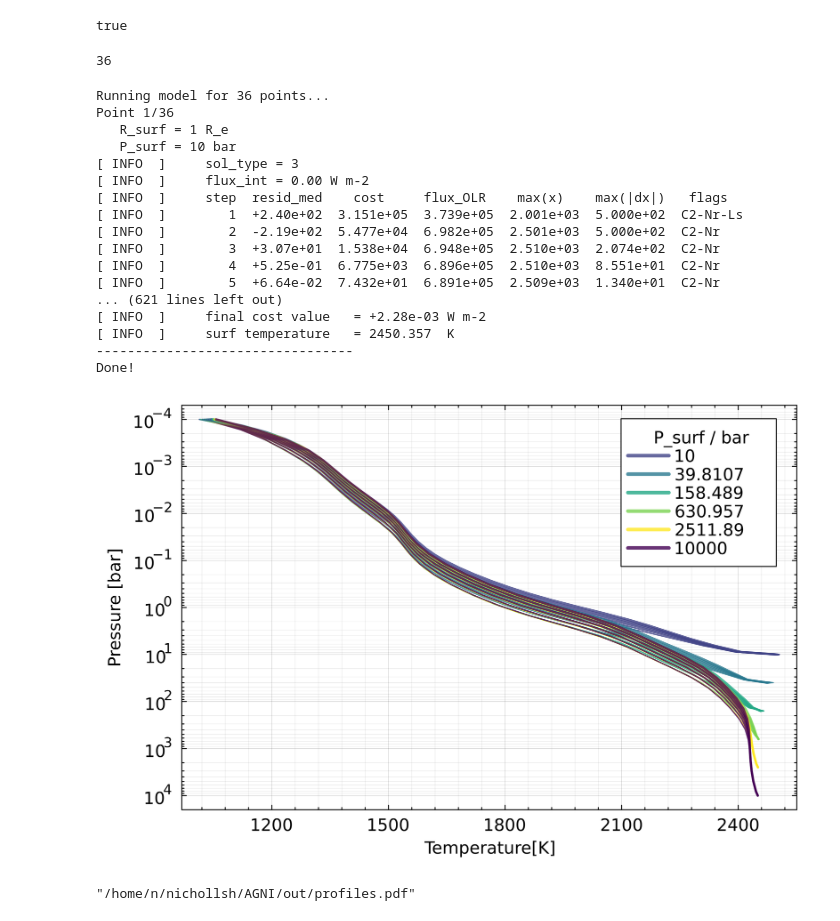
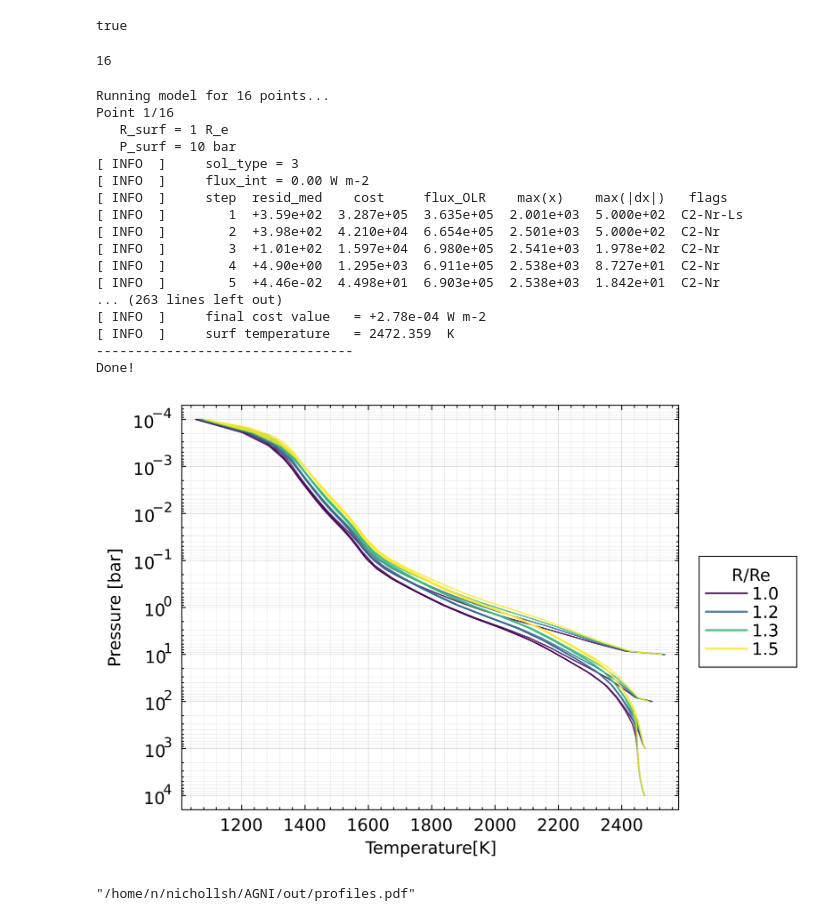
Before and after one commit to nichollsh/AGNI, a Jupyter notebook: misc/TOI561b.ipynb, the cells around one changed output. Drawn from its saved outputs; the diff is of its cells as text; code cells hidden in the pictures.

```diff
--- a/misc/TOI561b.ipynb
+++ b/misc/TOI561b.ipynb
@@ -113,26 +114,23 @@ true
 # atmos = deepcopy(atm_base)
 setpt.isothermal!(atmos, 1500.0)
 # %%
-nsamps::Int64 = 6
+nsamps::Int64 = 4
 
 inp_ps = 10.0 .^ collect(range(start=1.0, stop=4.0, length=nsamps)) # range of surface pressures [log bar]
 inp_rp = collect(range(start=1.0, stop=1.5, length=nsamps)) # range of surface radii [R_earth]
 
 # combinations
-inp_ps_arr = zeros(Float64, (nsamps,nsamps))
-inp_rp_arr = zeros(Float64, (nsamps,nsamps))
+inp_ps_arr = Float64[]
+inp_rp_arr = Float64[]
 for i in 1:nsamps
     for j in 1:nsamps
-        inp_ps_arr[i,j] = inp_ps[i]
-        inp_rp_arr[j,i] = inp_rp[i]
+        push!(inp_ps_arr, inp_ps[i])
+        push!(inp_rp_arr, inp_rp[j])
     end
 end
-inp_ps_arr = vec(inp_ps_arr)
-inp_rp_arr = vec(inp_rp_arr)
-
 ntotal = Int(length(inp_ps_arr))
 # %% [output]
-36
+16
 # %%
 atm_arr = atmosphere.Atmos_t[]
 
@@ -169,21 +167,21 @@ for i in 1:ntotal
 end
 println("Done!")
 # %% [output]
-Running model for 36 points...
-Point 1/36
+Running model for 16 points...
+Point 1/16
    R_surf = 1 R_e
    P_surf = 10 bar
 [ INFO  ]     sol_type = 3
 [ INFO  ]     flux_int = 0.00 W m-2
 [ INFO  ]     step  resid_med    cost     flux_OLR    max(x)    max(|dx|)   flags
-[ INFO  ]        1  +2.40e+02  3.151e+05  3.739e+05  2.001e+03  5.000e+02  C2-Nr-Ls
-[ INFO  ]        2  -2.19e+02  5.477e+04  6.982e+05  2.501e+03  5.000e+02  C2-Nr
-[ INFO  ]        3  +3.07e+01  1.538e+04  6.948e+05  2.510e+03  2.074e+02  C2-Nr
-[ INFO  ]        4  +5.25e-01  6.775e+03  6.896e+05  2.510e+03  8.551e+01  C2-Nr
-[ INFO  ]        5  +6.64e-02  7.432e+01  6.891e+05  2.509e+03  1.340e+01  C2-Nr
-... (621 lines left out)
-[ INFO  ]     final cost value   = +2.28e-03 W m-2
-[ INFO  ]     surf temperature   = 2450.357  K
+[ INFO  ]        1  +3.59e+02  3.287e+05  3.635e+05  2.001e+03  5.000e+02  C2-Nr-Ls
+[ INFO  ]        2  +3.98e+02  4.210e+04  6.654e+05  2.501e+03  5.000e+02  C2-Nr
+[ INFO  ]        3  +1.01e+02  1.597e+04  6.980e+05  2.541e+03  1.978e+02  C2-Nr
+[ INFO  ]        4  +4.90e+00  1.295e+03  6.911e+05  2.538e+03  8.727e+01  C2-Nr
+[ INFO  ]        5  +4.46e-02  4.498e+01  6.903e+05  2.538e+03  1.842e+01  C2-Nr
+... (263 lines left out)
+[ INFO  ]     final cost value   = +2.78e-04 W m-2
+[ INFO  ]     surf temperature   = 2472.359  K
 ---------------------------------
 Done!
 # %%
@@ -202,48 +200,54 @@ for i in 1:ntotal
     end
 end
 
 # y ticks
 arr_P = atm_arr[psurf_idx].pl .* 1.0e-5 # Convert Pa to bar
 ylims  = (arr_P[1]/2, arr_P[end]*2)
 yticks = 10.0 .^ round.(Int,range( log10(ylims[1]), stop=log10(ylims[2]), step=1))
 
 plt = plot(framestyle=:box, size=(750,500), dpi=300,
-                leg=:best, legcolumn=-1,
+                leg=:outerright, legcolumn=-1,
                 tickfontsize=fs, guidefontsize=fs, legendfontsize=fs,
                 legendtitlefontsize=fs,
-                legendtitle="P_surf / bar",
+                legendtitle="R/Re",
                 left_margin=4Plots.mm, bottom_margin=4Plots.mm)
 
 
 p = Plots.palette(:viridis, nsamps)
+lw=1.5
 
 # plot the profiles
-for i in 1:ntotal
-    this_atm = atm_arr[i]
-    R_surf = inp_rp_arr[i] # R_earth
-    P_surf = inp_ps_arr[i] # bar
+for i in 1:nsamps
+    for j in 1:nsamps
 
-    _lw = lw * (R_surf / maximum(inp_rp))^1.5
-    col = p[mod(i,nsamps)+1]
-    lbl = @sprintf("%g",P_surf)
-    if R_surf != inp_rp[end]
-        lbl = ""
+        k = (i-1)*nsamps + j
+        this_atm = atm_arr[k]
+
+        P_surf = inp_ps[i] # bar
+        R_surf = inp_rp[j] # R_earth
+
+        col = p[j]
+        if i == 1
+            lbl = @sprintf("%.1f",R_surf)
+        else
+            lbl = ""
+        end
+
+        plot!(plt, this_atm.tmpl, this_atm.pl* 1.0e-5, linewidth=lw, label=lbl, linealpha=al, color=col)
+        # scatter!(plt, this_atm.tmpl[this_atm.mask_c], this_atm.pl[this_atm.mask_c]*1e-5, label="", markercolor=:black)
     end
-
-    plot!(plt, this_atm.tmpl, this_atm.pl* 1.0e-5, linewidth=_lw, label=lbl, linealpha=al, color=col)
-    # scatter!(plt, this_atm.tmpl[this_atm.mask_c], this_atm.pl[this_atm.mask_c]*1e-5, label="", markercolor=:black)
 end
 
 # decorate
 xlabel!(plt, "Temperature[K]")
 xaxis!(plt, minorgrid=true)
 ylabel!(plt, "Pressure [bar]")
 yflip!(plt)
 yaxis!(plt, yscale=:log10, ylims=ylims, yticks=yticks)
 display(plt)
 savefig(plt,joinpath(output_dir,"profiles.pdf"))
 # %% [output]
-[figure, old version]
+[figure, new version]
 "/home/n/nichollsh/AGNI/out/profiles.pdf"
 # %%
 fs=12
```
Also changed, not shown: parts of 6 cells of this notebook, 2 other files.
